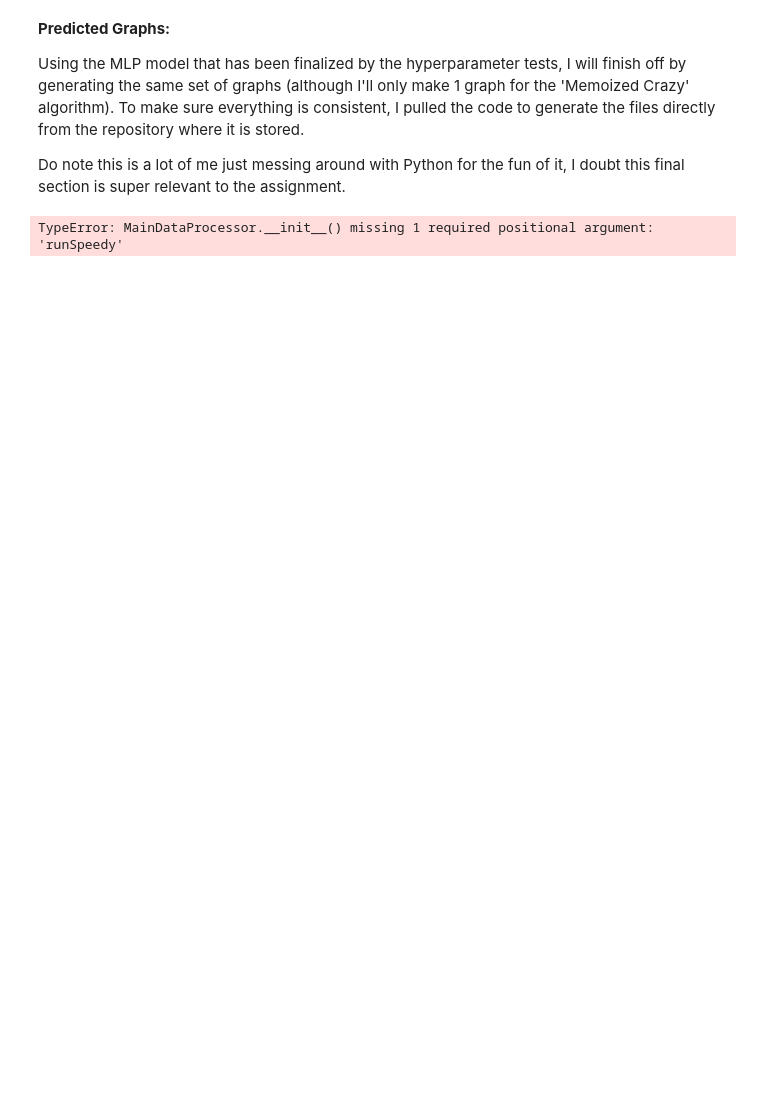
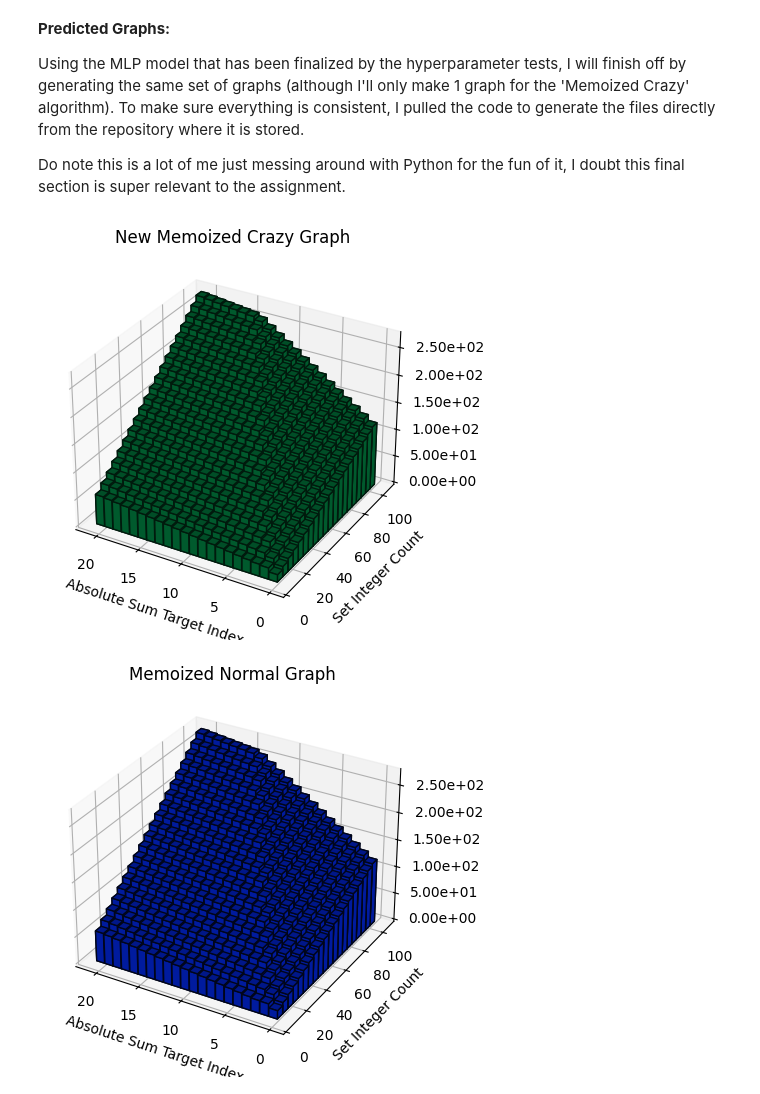
Before and after one commit to bananathrowingmachine/UniProj-OpenEndedDeepLearning, a Jupyter notebook: HW7.ipynb, the cells around one changed output. Cells and saved outputs as stored; diff of their text form; code cells hidden in the pictures; blank space fills up the shorter version.

```diff
--- a/HW7.ipynb
+++ b/HW7.ipynb
@@ -421,22 +410,25 @@ This test will take the "run1" and "run2" arrays, normalize and split them, then
 
 Due note I use the test data because the results of this experiment won't change my model, I'm just interested in how it reacts to only getting some data.
 # %%
+bestLayers = [9, 2]
+bestEpochs = 13000
+bestLR = 0.1
+
 options = [[x_train, y_train, x_val, y_val, x_test, y_test], tripleSplit(normalizeData(run1)), tripleSplit(normalizeData(run2))]
 models = [FullyConnectedNN(x_train.shape[1], bestLayers, 1).to(device) for _ in range(3)]
 criterion = nn.L1Loss()
-valLossAll = []
 testLoss = np.empty((3, 3))
 textSubs = ['all of the', 'the run 1', 'the run 2']
 print(f'Using model with layers: {bestLayers}, a learning rate of: {bestLR} and epoch count of {bestEpochs}.')
 for i in range(3):
   optimizer = optim.Adam(models[i].parameters(), lr=bestLR)
   trainAcc, valAcc = train_model(models[i], options[i][0], options[i][1], options[i][2], options[i][3], bestEpochs, speak=False)
-  valLossAll.append(valAcc[-1])
   print(f'Validation loss for model trained with {textSubs[i]} train data is {valAcc[-1]:.5f}.')
   for j in range(3):
     with torch.no_grad():
+      y_pred_val = models[i](options[j][2])
       y_pred_test = models[i](options[j][4])
       testLoss[i][j] = criterion(y_pred_test, options[j][5])
-      print(f'Model trained with {textSubs[i]} data got a test loss of {testLoss[i][j]:.5f} against {textSubs[j]} data.')
+      print(f'Model trained with {textSubs[i]} data got a validation loss of {criterion(y_pred_val, options[j][3]):.5f} and a test loss of {testLoss[i][j]:.5f} against {textSubs[j]} data.')
 # %% [output]
 Using model with layers: [9, 2], a learning rate of: 0.1 and epoch count of 13000.
@@ -530,23 +521,24 @@ sys.path.append('/content')
 from data_processing_code.MainDataProcessor import MainDataProcessor #type: ignore
 from data_processing_code.MiscDataCode import ResultsWrapper, DataProcessingInfo, MachinePredResultsDType #type: ignore
 # %%
-DataProcessor = MainDataProcessor(None)
+DataProcessor = MainDataProcessor(None, (False, True, False, True, True, True, False))
 for n in range(1, 21):
   size = n * 5
   results = np.empty(21, dtype=MachinePredResultsDType)
-  staticFeatures = np.hstack([[i for i in range(21)], [size for _ in range(21)]])
+  staticFeatures = np.column_stack([[i for i in range(21)], [size for _ in range(21)]])
   with torch.no_grad():
-    inputs = np.hstack([np.ones(21, 1), np.ones(21, 1), staticFeatures])
-    results['newMemoCrazy'] = models[0](torch.from_numpy(inputs).to(device=device, dtype=torch.float32))
-    inputs = np.hstack([np.ones(21, 1), np.zeros(21, 1), staticFeatures])
-    results['memoNormal'] = models[0](torch.from_numpy(inputs).to(device=device, dtype=torch.float32))
-    inputs = np.hstack([np.zeros(21, 1), np.ones(21, 1), staticFeatures])
-    results['tabCrazy'] = models[0](torch.from_numpy(inputs).to(device=device, dtype=torch.float32))
-    inputs = np.hstack([np.zeros(21, 1), np.zeros(21, 1), staticFeatures])
-    results['tabNormal'] = models[0](torch.from_numpy(inputs).to(device=device, dtype=torch.float32))
+    inputs = np.column_stack([np.ones((21,)), np.ones((21,)), staticFeatures])
+    results['newMemoCrazy'] = models[0](torch.from_numpy(inputs).to(device=device, dtype=torch.float32)).cpu().numpy().squeeze()
+    inputs = np.column_stack([np.ones((21,)), np.zeros((21,)), staticFeatures])
+    results['memoNormal'] = models[0](torch.from_numpy(inputs).to(device=device, dtype=torch.float32)).cpu().numpy().squeeze()
+    inputs = np.column_stack([np.zeros((21,)), np.ones((21,)), staticFeatures])
+    results['tabCrazy'] = models[0](torch.from_numpy(inputs).to(device=device, dtype=torch.float32)).cpu().numpy().squeeze()
+    inputs = np.column_stack([np.zeros((21,)), np.zeros((21,)), staticFeatures])
+    results['tabNormal'] = models[0](torch.from_numpy(inputs).to(device=device, dtype=torch.float32)).cpu().numpy().squeeze()
   wrappedResults = ResultsWrapper(size, None, results)
   DataProcessor.appendData(wrappedResults)
 for figure in DataProcessor.outputImageData():
   plt.show()
 # %% [output]
-TypeError: MainDataProcessor.__init__() missing 1 required positional argument: 'runSpeedy'
+[figure, added]
+[figure, added]
```
Also changed, not shown: parts of 5 cells of this notebook.
